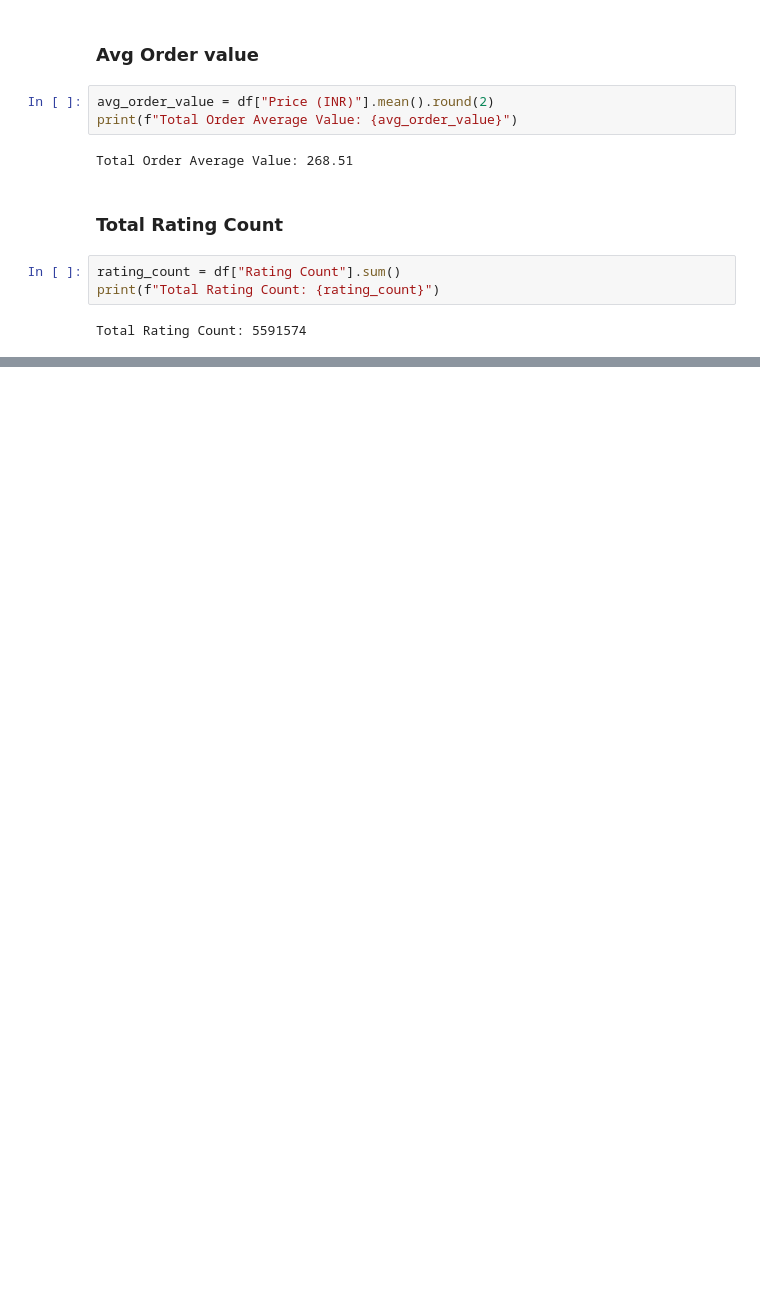
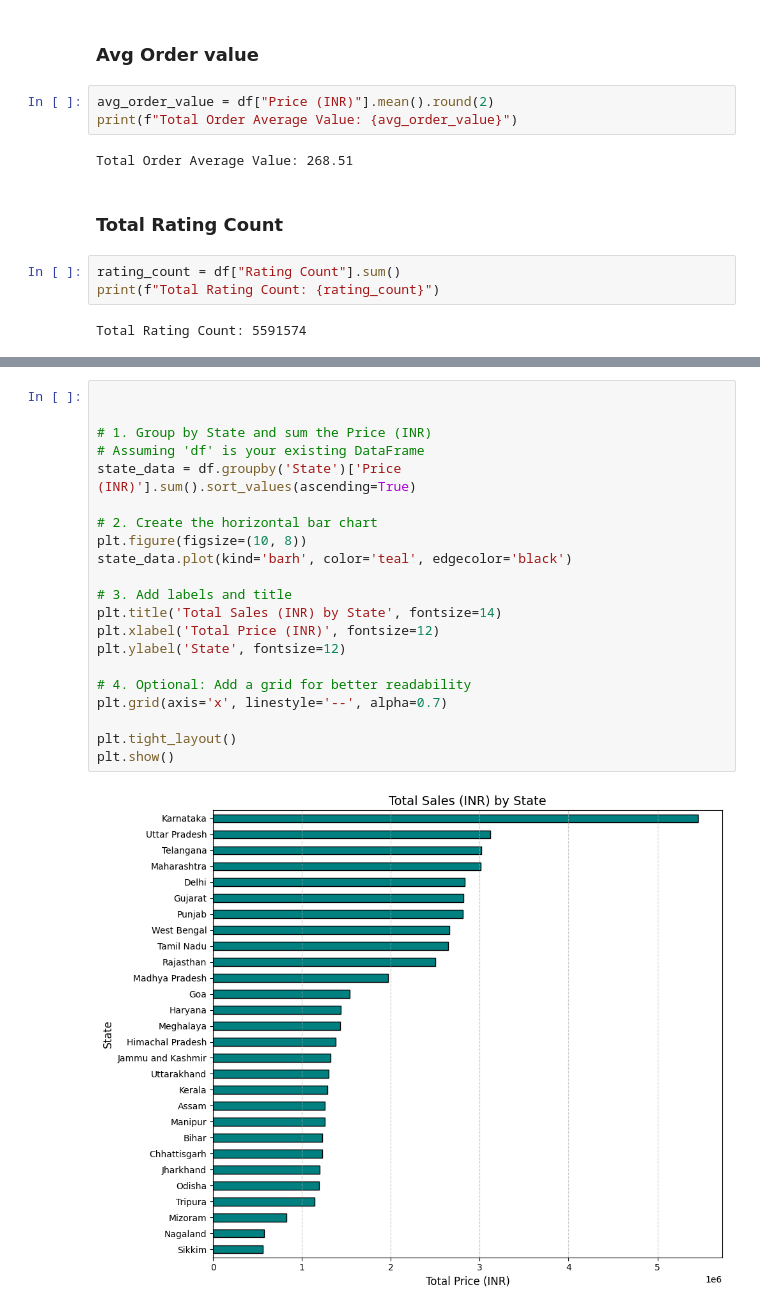
Before and after one commit to bhavsarsahil/Data_Anaylst_Practice, a Jupyter notebook: Data_Analyst_Practice/Power Bi Dashboard/Swiggy Sales Analysis/Swiggy_Sales_Analysis.ipynb, the cells around one changed output, grey strips where cells are left out. Drawn from its saved outputs; the diff is of its cells as text; blank space fills up the shorter version.

```diff
--- a/Data_Analyst_Practice/Power Bi Dashboard/Swiggy Sales Analysis/Swiggy_Sales_Analysis.ipynb
+++ b/Data_Analyst_Practice/Power Bi Dashboard/Swiggy Sales Analysis/Swiggy_Sales_Analysis.ipynb
@@ -92,0 +151,23 @@ Total Rating Count: 5591574
+# %%
+
+
+# 1. Group by State and sum the Price (INR)
+# Assuming 'df' is your existing DataFrame
+state_data = df.groupby('State')['Price (INR)'].sum().sort_values(ascending=True)
+
+# 2. Create the horizontal bar chart
+plt.figure(figsize=(10, 8))
+state_data.plot(kind='barh', color='teal', edgecolor='black')
+
+# 3. Add labels and title
+plt.title('Total Sales (INR) by State', fontsize=14)
+plt.xlabel('Total Price (INR)', fontsize=12)
+plt.ylabel('State', fontsize=12)
+
+# 4. Optional: Add a grid for better readability
+plt.grid(axis='x', linestyle='--', alpha=0.7)
+
+plt.tight_layout()
+plt.show()
+# %% [output]
+[figure, added]
```
Also changed, not shown: parts of 8 cells of this notebook.
